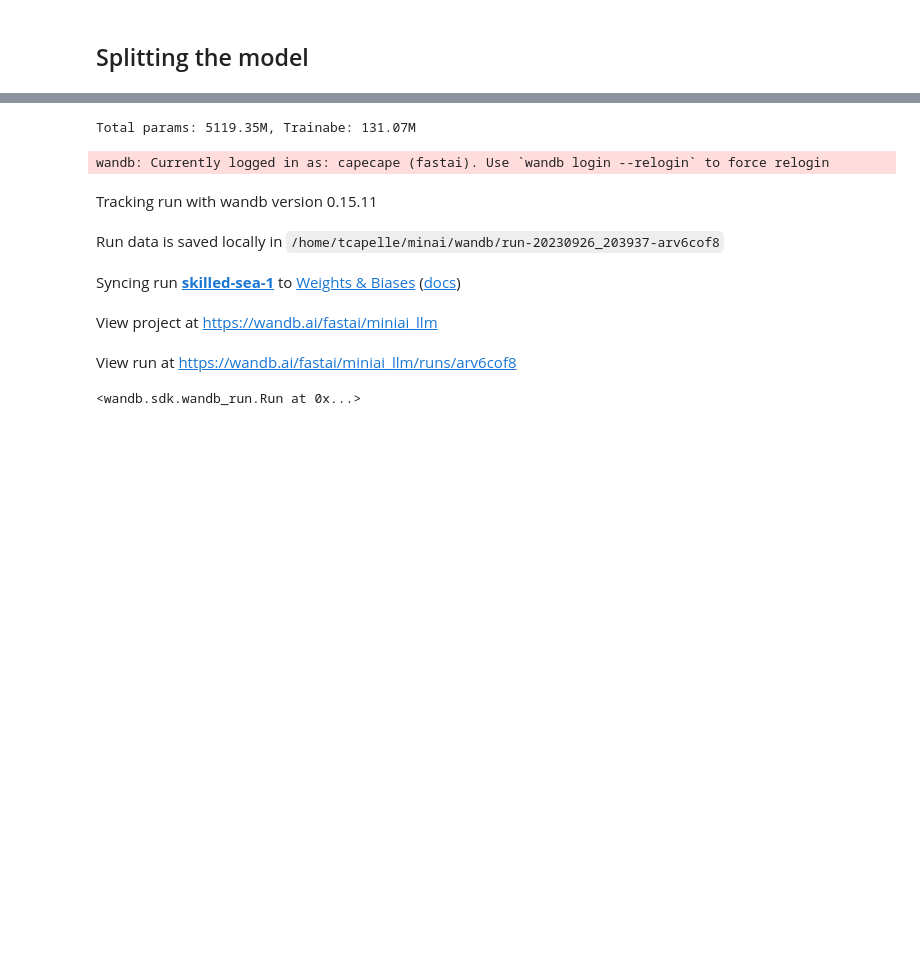
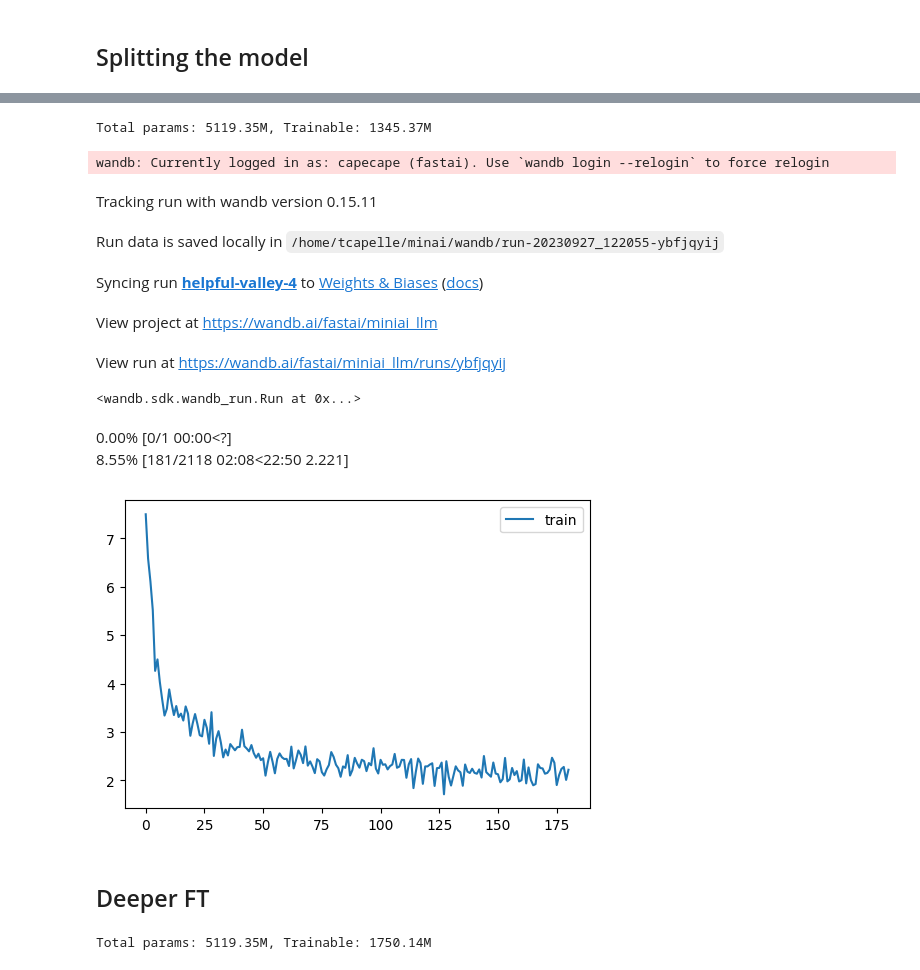
Before and after one commit to tcapelle/minai, a Jupyter notebook: tiny_llama.ipynb, the cells around one changed output, grey strips where cells are left out. Cells and saved outputs as stored; diff of their text form; code cells hidden in the pictures; blank space fills up the shorter version.

```diff
--- a/tiny_llama.ipynb
+++ b/tiny_llama.ipynb
@@ -170,6 +250,3 @@ cbs = [DeviceCB(),
 m.model.embed_tokens.weight.requires_grad_(False);
 # %% [markdown]
 ## Splitting the model
-# %%
-cut = 24
-m.model.layers = m.model.layers[:cut]
@@ -196,5 +253,11 @@ LlamaForCausalLM(
 # %%
-n_freeze = 24
-for param in m.parameters(): param.requires_grad = False
-for param in m.lm_head.parameters(): param.requires_grad = True
-for param in m.model.layers[n_freeze:].parameters(): param.requires_grad = True
+def split_and_freeze(model, n_cut=-1, n_freeze=0):
+    "Cut a model up to `n_cut` and freeze layers up to `n_freeze`"
+    model.model.layers = m.model.layers[:n_cut]
+
+    # freeze layers (disable gradients)
+    for param in model.parameters(): param.requires_grad = False
+    for param in model.lm_head.parameters(): param.requires_grad = True
+    for param in model.model.layers[n_freeze:].parameters(): param.requires_grad = True
+
+    return model
@@ -200,0 +266,5 @@ for param in m.model.layers[n_freeze:].parameters(): param.requires_grad = True
+# %%
+n_cut = 24
+n_freeze = 18
+# %%
+m = split_and_freeze(m, n_cut, n_freeze)
@@ -212,9 +283,9 @@ learn = MomentumLearner(m, dls, loss_func=loss_fn, lr=lr, cbs=cbs, preds_nm='log
 # %%
 params = sum([p.numel() for p in m.parameters()])/1_000_000
 trainable_params = sum([p.numel() for p in m.parameters() if p.requires_grad])/1_000_000
-print(f"Total params: {params:.2f}M, Trainabe: {trainable_params:.2f}M")
+print(f"Total params: {params:.2f}M, Trainable: {trainable_params:.2f}M")
 # %% [output]
-Total params: 5119.35M, Trainabe: 131.07M
+Total params: 5119.35M, Trainable: 1345.37M
 # %%
 m.gradient_checkpointing_enable()
 # %%
@@ -233,12 +304,18 @@ config = dict(
     trainable_params=trainable_params,
 )
 # %%
-wandb.init(project="miniai_llm", entity="fastai", )
+wandb.init(project="miniai_llm", entity="fastai", config=config)
 # %% [output]
 wandb: Currently logged in as: capecape (fastai). Use `wandb login --relogin` to force relogin
 Tracking run with wandb version 0.15.11
-Run data is saved locally in /home/tcapelle/minai/wandb/run-20230926_203937-arv6cof8
+Run data is saved locally in /home/tcapelle/minai/wandb/run-20230927_122055-ybfjqyij
-Syncing run skilled-sea-1 to Weights & Biases (docs)
+Syncing run helpful-valley-4 to Weights & Biases (docs)
 View project at https://wandb.ai/fastai/miniai_llm
-View run at https://wandb.ai/fastai/miniai_llm/runs/arv6cof8
+View run at https://wandb.ai/fastai/miniai_llm/runs/ybfjqyij
 <wandb.sdk.wandb_run.Run at 0x...>
+# %%
+learn.fit(1, cbs=[prog, WandbCB(), TableCB(log_every=1000)])
+# %% [output]
+0.00% [0/1 00:00<?]
+8.55% [181/2118 02:08<22:50 2.221]
+[figure, added]
@@ -244,0 +324,2 @@ View run at https://wandb.ai/fastai/miniai_llm/runs/arv6cof8
+# %% [markdown]
+## Deeper FT
@@ -244,0 +341,6 @@ View run at https://wandb.ai/fastai/miniai_llm/runs/arv6cof8
+# %%
+params = sum([p.numel() for p in m.parameters()])/1_000_000
+trainable_params = sum([p.numel() for p in m.parameters() if p.requires_grad])/1_000_000
+print(f"Total params: {params:.2f}M, Trainable: {trainable_params:.2f}M")
+# %% [output]
+Total params: 5119.35M, Trainable: 1750.14M
```
Also changed, not shown: parts of 37 cells of this notebook.
